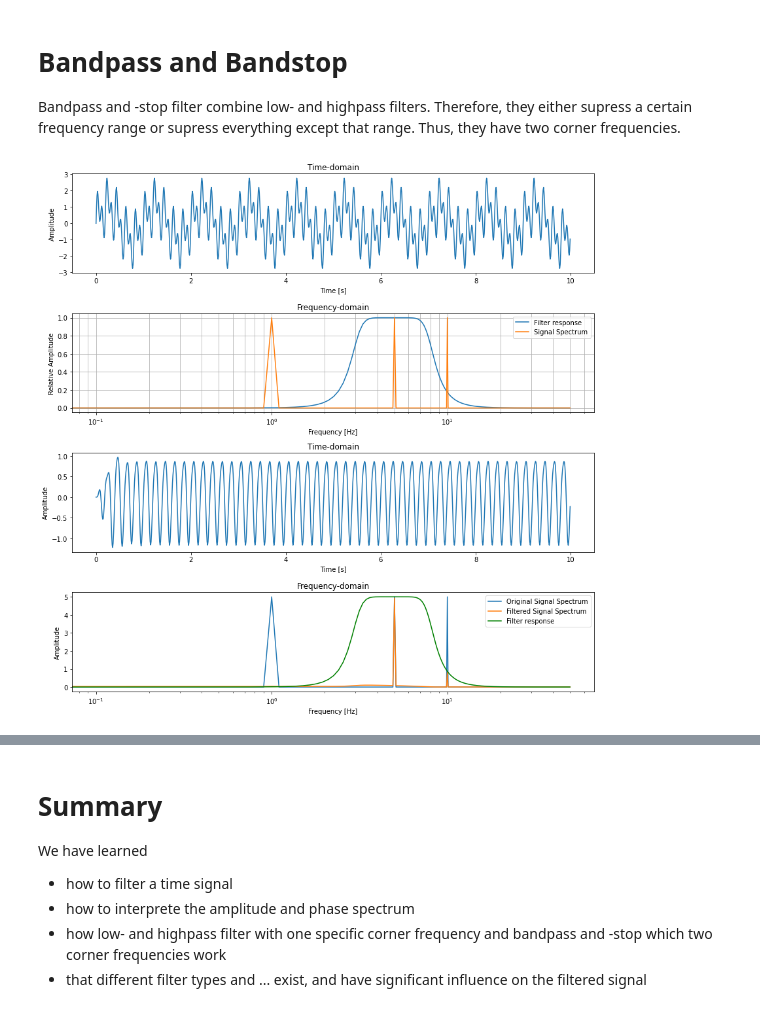
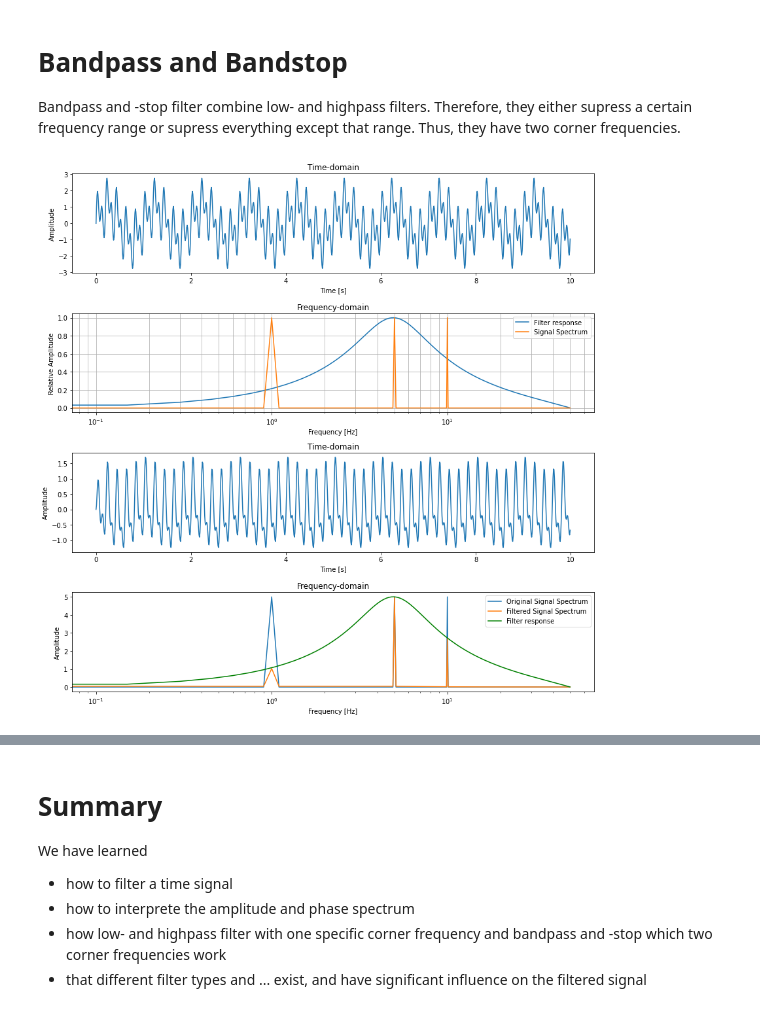
Before and after one commit to torstendahm/seismology_classroom, a Jupyter notebook: signal_processing/4.0_Filter_Introduction.ipynb, the cells around one changed output, grey strips where cells are left out. Saved outputs shown, nothing was run; the diff lists cells and outputs as text; code cells hidden in the pictures.

```diff
--- a/signal_processing/4.0_Filter_Introduction.ipynb
+++ b/signal_processing/4.0_Filter_Introduction.ipynb
@@ -327,7 +333,7 @@ freqs = num.fft.rfftfreq(len(x), d=dt)
 # Filter requirements.
 filterfreq1 = 3
 filterfreq2 = 8
-order = 4
+order = 1
 
 # One gotcha is that Wn is a fraction of the Nyquist frequency (half the sampling frequency).
 # So if the sampling rate is 1000Hz and you want a cutoff of 250Hz, you should use Wn=0.5.
@@ -361,32 +367,32 @@ ax.set_title('Time-domain')
 
 ax = plt.subplot(4, 1, 2)
 ax.semilogx(w, abs(h) / max(abs(h)), label='Filter response')
 ax.semilogx(freqs, amps / max(amps), label='Signal Spectrum')
 ax.grid(which='both', axis='both')
 ax.set_xlabel('Frequency [Hz]')
 ax.set_ylabel('Relative Amplitude')
 ax.set_title('Frequency-domain')
 ax.legend()
 
 ax = plt.subplot(4, 1, 3)
 ax.plot(x, yfilt)
 ax.set_xlabel('Time [s]')
 ax.set_ylabel('Amplitude')
 ax.set_title('Time-domain')
 
 
 ax = plt.subplot(4, 1, 4)
 ax.plot(freqs, amps, label='Original Signal Spectrum')
 ax.plot(freqs_filt, amps_filt, label='Filtered Signal Spectrum')
 ax.plot(w, max(amps) * abs(h) / max(abs(h)), color='green', label='Filter response')
 ax.set_xlabel('Frequency [Hz]')
 ax.set_ylabel('Amplitude')
 ax.set_title('Frequency-domain')
 ax.set_xscale('log')
 ax.legend()
 
 plt.tight_layout()
 plt.show()
 # %% [output]
-[figure, old version]
+[figure, new version]
 # %% [markdown]
```
Also changed, not shown: parts of 4 cells of this notebook, 2 other files.
